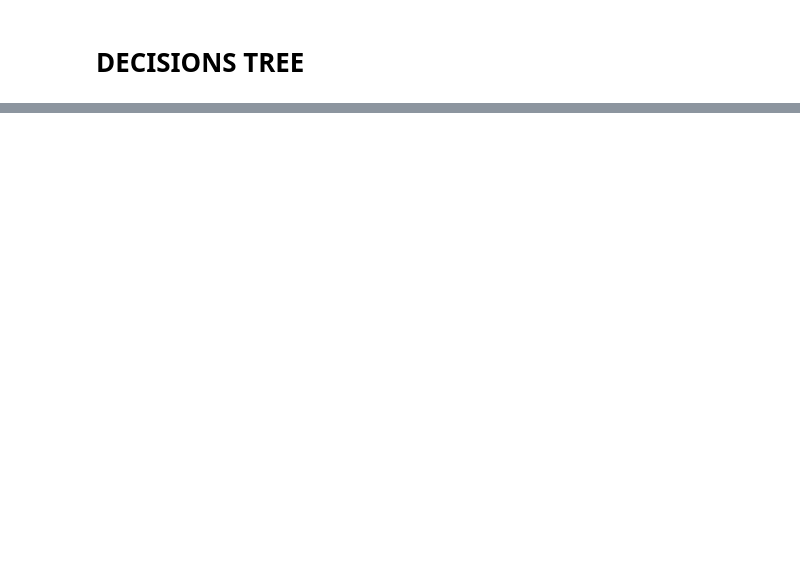
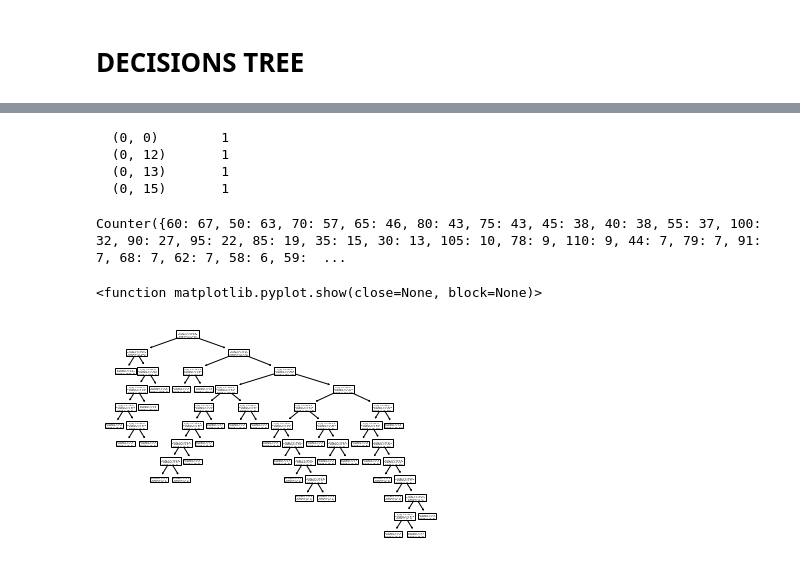
Before and after one commit to LiamLeGoffic/SPLEX_Project, a Jupyter notebook: TEST.ipynb, the cells around one changed output, grey strips where cells are left out. Saved outputs shown, nothing was run; the diff lists cells and outputs as text; code cells hidden in the pictures; blank space fills up the shorter version.

```diff
--- a/TEST.ipynb
+++ b/TEST.ipynb
@@ -246,7 +217,7 @@ Attack
 # %% [markdown]
 # DECISIONS TREE
 # %%
-clf = tree.DecisionTreeClassifier()
+clf = tree.DecisionTreeClassifier(criterion='entropy')
 feature_int = [feature for feature in data.columns if type(data[feature][0])==np.int64 and feature not in ['Generation', '#']]
 clf = clf.fit(data[feature_int], data['Legendary'])
 class_pred_DT = clf.predict(data[feature_int])
@@ -259,0 +247,17 @@ graph.render('Lengendary status')
+# %%
+print(clf.decision_path([[700, 100, 180, 120, 30, 70, 200]]))
+# %% [output]
+  (0, 0)        1
+  (0, 12)       1
+  (0, 13)       1
+  (0, 15)       1
+# %%
+print(Counter(data['HP']))
+# %% [output]
+Counter({60: 67, 50: 63, 70: 57, 65: 46, 80: 43, 75: 43, 45: 38, 40: 38, 55: 37, 100: 32, 90: 27, 95: 22, 85: 19, 35: 15, 30: 13, 105: 10, 78: 9, 110: 9, 44: 7, 79: 7, 91: 7, 68: 7, 62: 7, 58: 6, 59:  ...
+# %%
+tree.plot_tree(clf)
+plt.show
+# %% [output]
+<function matplotlib.pyplot.show(close=None, block=None)>
+[figure, added]
```
Also changed, not shown: parts of 9 cells of this notebook, 6 other files.
